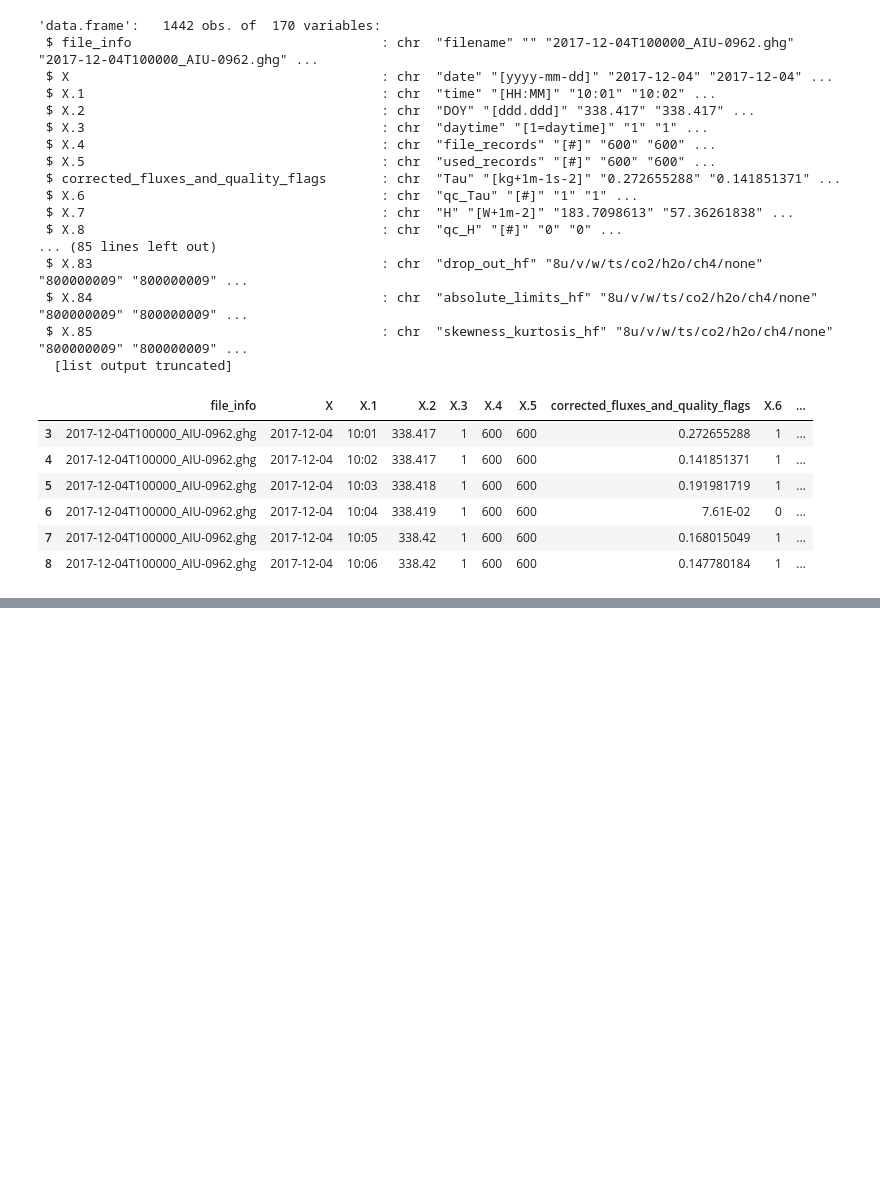
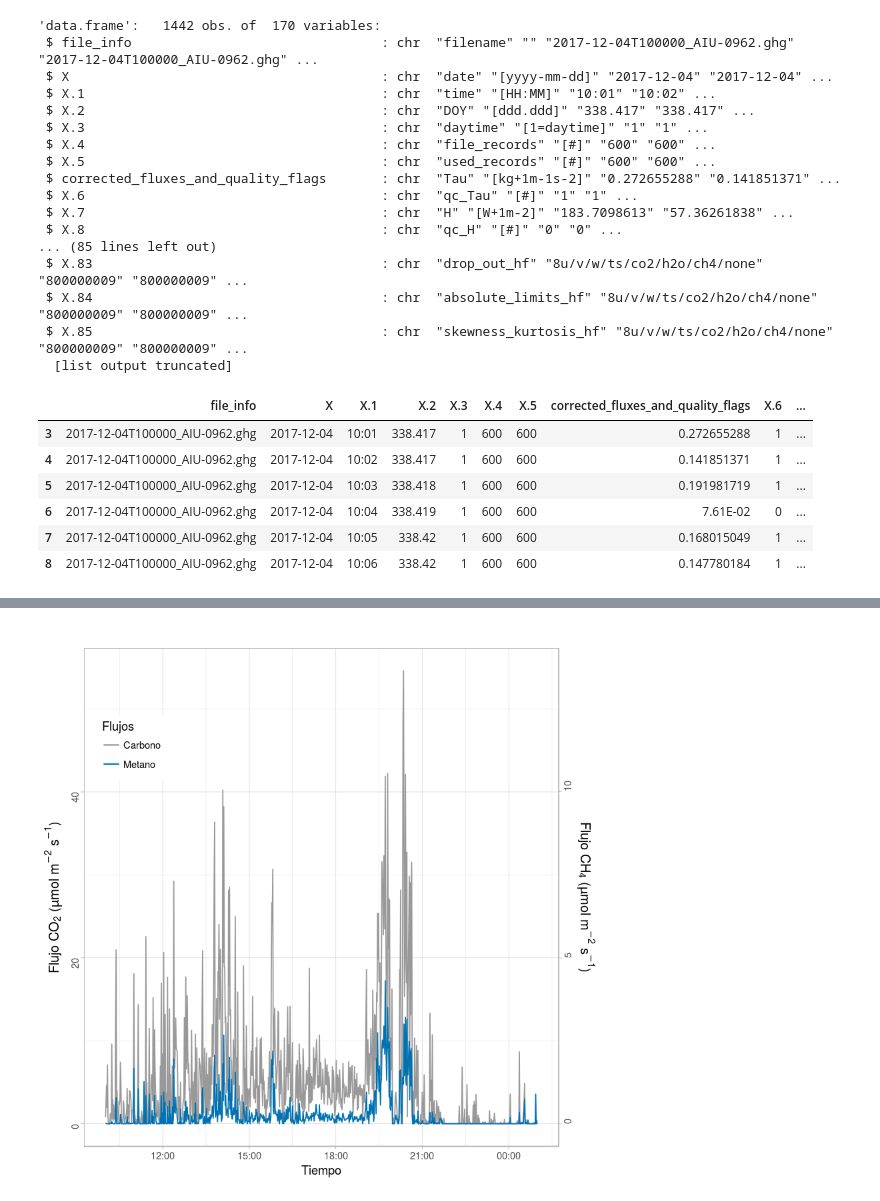
Before and after one commit to carloslizarragac/Metano, a Jupyter notebook: WindRose-Metano-TimeResol.ipynb, the cells around one changed output, grey strips where cells are left out. Saved outputs shown, nothing was run; the diff lists cells and outputs as text; code cells hidden in the pictures; blank space fills up the shorter version.

```diff
--- a/WindRose-Metano-TimeResol.ipynb
+++ b/WindRose-Metano-TimeResol.ipynb
@@ -188 +173,44 @@ print(p)
+# %%
+# ggplot color blind palettes
+
+# The palette with grey:
+cbPalette <- c("#999999", "#0072B2", "#E69F00", "#56B4E9", "#009E73", "#F0E442",  "#D55E00", "#CC79A7")
+
+# The palette with black:
+#cbPalette <- c("#000000", "#E69F00", "#56B4E9", "#009E73", "#F0E442", "#0072B2", "#D55E00", "#CC79A7")
+
+# To use for fills, add
+# scale_fill_manual(values=cbPalette)
+
+# To use for line and point colors, add
+#scale_colour_manual(values=cbPalette)
+# %%
+require(oce)
+df_corral_period <- subset(df_corral1, Date > "2017-12-04 10:00" & Date < "2017-12-05 1:00")
+
+
+df_corral_period$ch4_flux[df_corral_period$ch4_flux<0] <- 0
+df_corral_period$co2_flux[df_corral_period$co2_flux<0] <- 0
+#p <- ggplot(df_corral_period, aes(Date, despike(ch4_flux, reference="smooth"), color="CH4" )) +
+#            geom_line() +
+#            labs(title = "Relación de flujos medidos de CO2 y CH4", x = "Tiempo", y= "Flujos") +
+#            guides(color=guide_legend("Flujos")) + theme(legend.position = c(0.2, 0.8))
+#p <- p + geom_line(data=df_corral_period, aes(Date, despike(co2_flux, reference="smooth"), color="CO2"))
+
+
+p <- ggplot(df_corral_period, aes(x=Date)) + theme_light() + theme(axis.text.y=element_text(angle=90,hjust=1)) +
+     theme(axis.title.y=element_text(angle=90, color='black', face='bold', size=12))
+p <- p + geom_line(linetype="solid", aes(y=despike(co2_flux, reference="smooth"), color= "Carbono")) +
+        labs(title=" ", x = "Tiempo", y= expression(paste("Flujo ", CO[2]," (µmol ", m^-2, " ", s^-1,")"))) +
+            guides(color=guide_legend("Flujos")) + theme(legend.position = c(0.1, 0.8))
+p <- p + geom_line(aes(y=despike(4*ch4_flux, reference="smooth"), color="Metano"))
+p <- p + theme(axis.title.y=element_text(angle=90, face='bold', size=12)) +
+     theme(axis.text.y=element_text(angle=90,hjust=1)) +
+     scale_y_continuous(sec.axis = sec_axis(~.*.25, name = expression(paste("Flujo ",CH[4]," (µmol ", m^-2, " ", s^-1,")"))))
+
+#p <- p + scale_colour_manual(values = c("grey", "navyblue"))
+p <- p + scale_colour_manual(values=cbPalette)
+print(p)
+# %% [output]
+[figure, added]
 # %%
```
Also changed, not shown: parts of 38 cells of this notebook, 8 other files.
